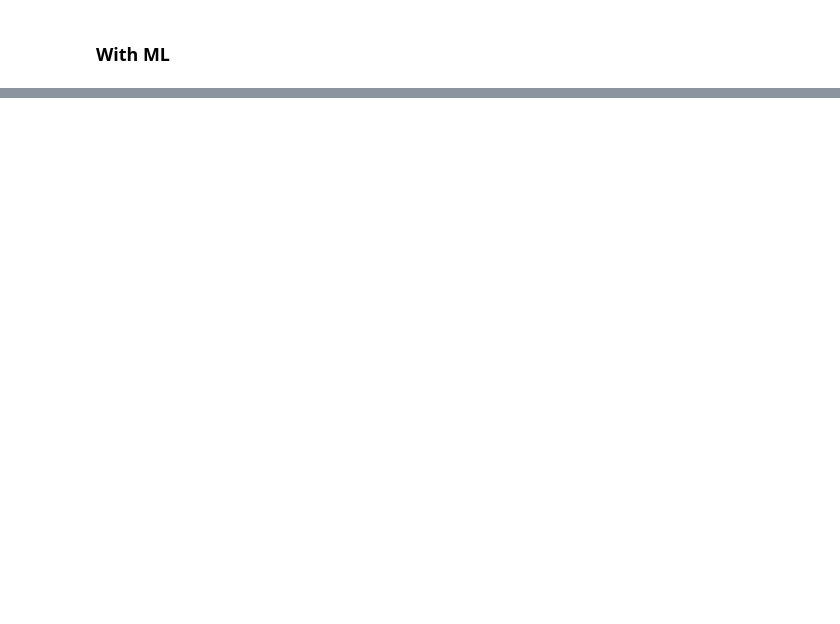
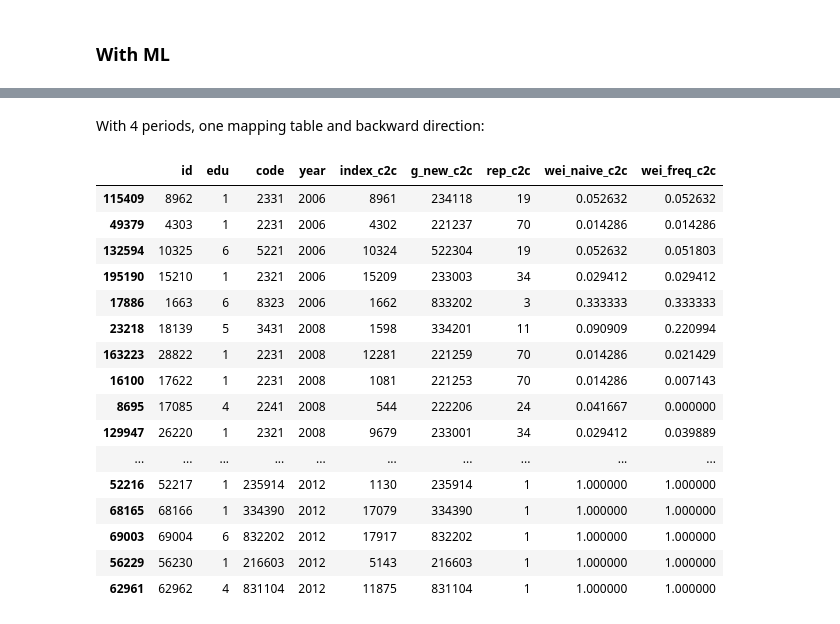
Before and after one commit to Polkas/py-cat2cat, a Jupyter notebook: docs/example.ipynb, the cells around one changed output, grey strips where cells are left out. Cells and saved outputs as stored; diff of their text form; code cells hidden in the pictures; blank space fills up the shorter version.

```diff
--- a/docs/example.ipynb
+++ b/docs/example.ipynb
@@ -67,0 +90,49 @@ ml = cat2cat_ml(o_new, "code", ["salary", "age"], [KNeighborsClassifier()])
+# %% [markdown]
+With 4 periods, one mapping table and backward direction:
+# %%
+from cat2cat.cat2cat_utils import dummy_c2c
+
+o_2006 = occup.loc[occup.year == 2006, :].copy()
+o_2008 = occup.loc[occup.year == 2008, :].copy()
+o_2010 = occup.loc[occup.year == 2010, :].copy()
+o_2012 = occup.loc[occup.year == 2012, :].copy()
+
+
+data = cat2cat_data(o_2008, o_2010, "code", "code", "year")
+mappings = cat2cat_mappings(trans, "backward")
+
+occup_back_2008_2010 = cat2cat(data, mappings)
+data = cat2cat_data(
+    o_2006, occup_back_2008_2010["old"],
+    "code", "g_new_c2c", "year"
+)
+occup_back_2006_2008 = cat2cat(data, mappings)
+
+o_2006_n = occup_back_2006_2008["old"]
+o_2008_n = occup_back_2006_2008["new"] # or occup_back_2008_2010["old"]
+o_2010_n = occup_back_2008_2010["new"]
+o_2012_n = dummy_c2c(o_2012, "code")
+
+data_final = concat([o_2006_n, o_2008_n, o_2010_n, o_2012_n])
+
+sub_cols = ["id", "edu", "code", "year", "index_c2c",
+ "g_new_c2c", "rep_c2c", "wei_naive_c2c", "wei_freq_c2c"]
+data_final.groupby(["year"]).sample(5).loc[:, sub_cols]
+# %% [output]
+|  | id | edu | code | year | index_c2c | g_new_c2c | rep_c2c | wei_naive_c2c | wei_freq_c2c |
+| 115409 | 8962 | 1 | 2331 | 2006 | 8961 | 234118 | 19 | 0.052632 | 0.052632 |
+| 49379 | 4303 | 1 | 2231 | 2006 | 4302 | 221237 | 70 | 0.014286 | 0.014286 |
+| 132594 | 10325 | 6 | 5221 | 2006 | 10324 | 522304 | 19 | 0.052632 | 0.051803 |
+| 195190 | 15210 | 1 | 2321 | 2006 | 15209 | 233003 | 34 | 0.029412 | 0.029412 |
+| 17886 | 1663 | 6 | 8323 | 2006 | 1662 | 833202 | 3 | 0.333333 | 0.333333 |
+| 23218 | 18139 | 5 | 3431 | 2008 | 1598 | 334201 | 11 | 0.090909 | 0.220994 |
+| 163223 | 28822 | 1 | 2231 | 2008 | 12281 | 221259 | 70 | 0.014286 | 0.021429 |
+| 16100 | 17622 | 1 | 2231 | 2008 | 1081 | 221253 | 70 | 0.014286 | 0.007143 |
+| 8695 | 17085 | 4 | 2241 | 2008 | 544 | 222206 | 24 | 0.041667 | 0.000000 |
+| 129947 | 26220 | 1 | 2321 | 2008 | 9679 | 233001 | 34 | 0.029412 | 0.039889 |
+| ... | ... | ... | ... | ... | ... | ... | ... | ... | ... |
+| 52216 | 52217 | 1 | 235914 | 2012 | 1130 | 235914 | 1 | 1.000000 | 1.000000 |
+| 68165 | 68166 | 1 | 334390 | 2012 | 17079 | 334390 | 1 | 1.000000 | 1.000000 |
+| 69003 | 69004 | 6 | 832202 | 2012 | 17917 | 832202 | 1 | 1.000000 | 1.000000 |
+| 56229 | 56230 | 1 | 216603 | 2012 | 5143 | 216603 | 1 | 1.000000 | 1.000000 |
+| 62961 | 62962 | 4 | 831104 | 2012 | 11875 | 831104 | 1 | 1.000000 | 1.000000 |
```
Also changed, not shown: parts of 2 cells of this notebook, 11 other files.
